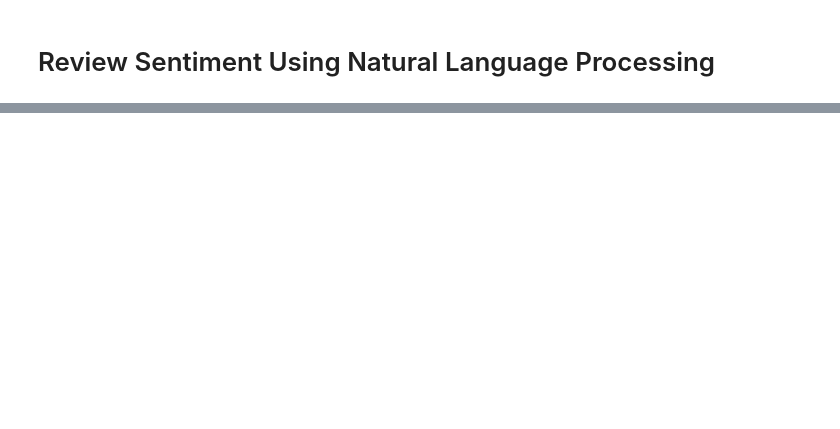
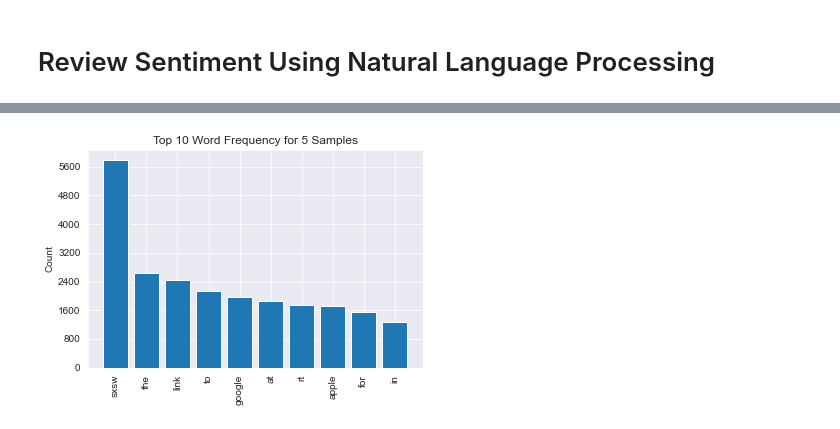
Before and after one commit to cmhollman/Phase_4_Project, a Jupyter notebook: Review_NLP.ipynb, the cells around one changed output, grey strips where cells are left out. Drawn from its saved outputs; the diff is of its cells as text; code cells hidden in the pictures; blank space fills up the shorter version.

```diff
--- a/Review_NLP.ipynb
+++ b/Review_NLP.ipynb
@@ -30,0 +213,7 @@ Name: sentiment, dtype: int64
+# %%
+#This block of code will retun all groupings beginning with @ and containing all allowable twitter username characters
+
+for line in train_text:
+    p = re.findall(r'@([A-Za-z0-9_]+)', line)
+    if p != 0:
+        print(p)
@@ -30,0 +238,8 @@ Name: sentiment, dtype: int64
+# %%
+for line in train_text:
+    new_line = re.sub(r'@([A-Za-z0-9_]+)','', line)
+    train_text.replace(line, new_line, inplace=True)
+
+for line in test_text:
+    new_line = re.sub(r'@([A-Za-z0-9_]+)','', line)
+    train_text.replace(line, new_line, inplace=True)
@@ -30,0 +255,7 @@ Name: sentiment, dtype: int64
+# %%
+for line in train_text:
+    new_line = line.translate(str.maketrans('', '', string.punctuation))
+    train_text.replace(line, new_line, inplace=True)
+
+for line in test_text:
+    new_line = line.translate(str.maketrans('', '', string.punctuation))
@@ -30,0 +293,5 @@ Name: sentiment, dtype: int64
+# %%
+# Create new column with tokenized data
+X_train["text_tokenized"] = train_text.apply(tokenizer.tokenize)
+# Display full text
+X_train['text_tokenized']
@@ -30,0 +311,6 @@ Name: sentiment, dtype: int64
+# %%
+X_train["text_tokenized"].explode()
+X_train_freq_dist = FreqDist(X_train["text_tokenized"].explode())
+visualize_top_10(X_train_freq_dist, "Top 10 Word Frequency for 5 Samples")
+# %% [output]
+[figure, added]
```
Also changed, not shown: parts of 39 cells of this notebook.
